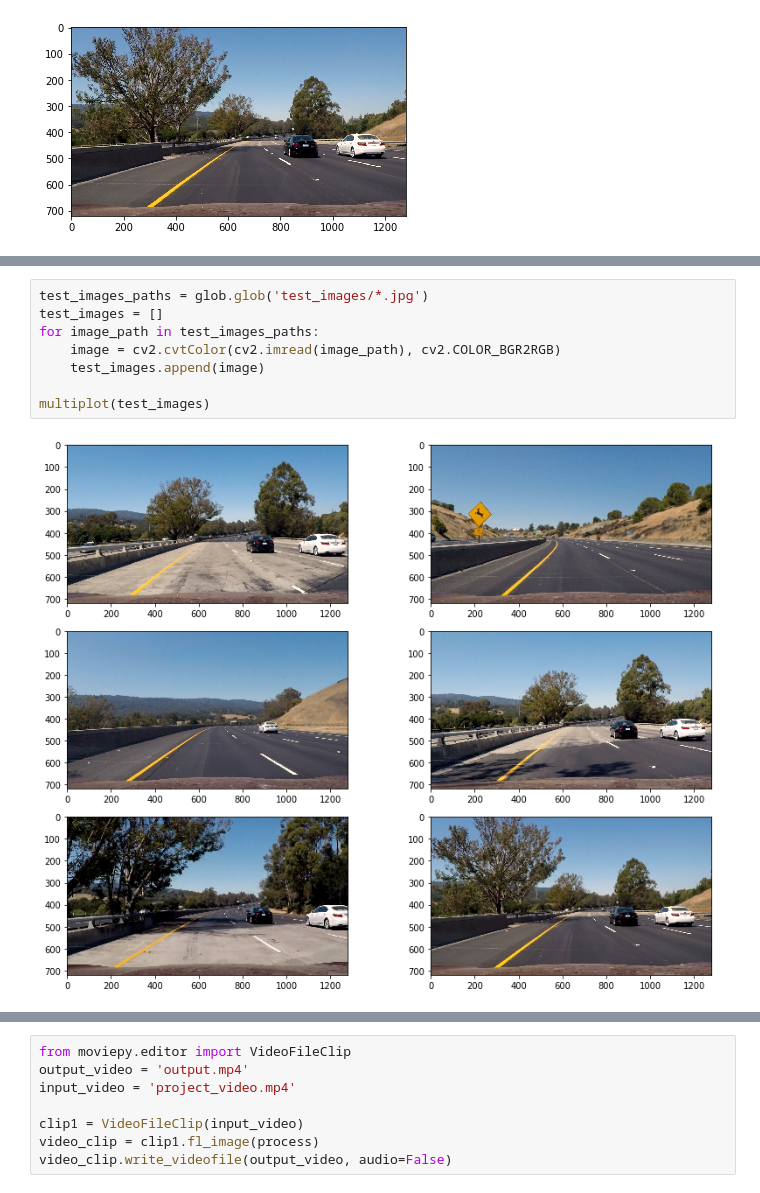
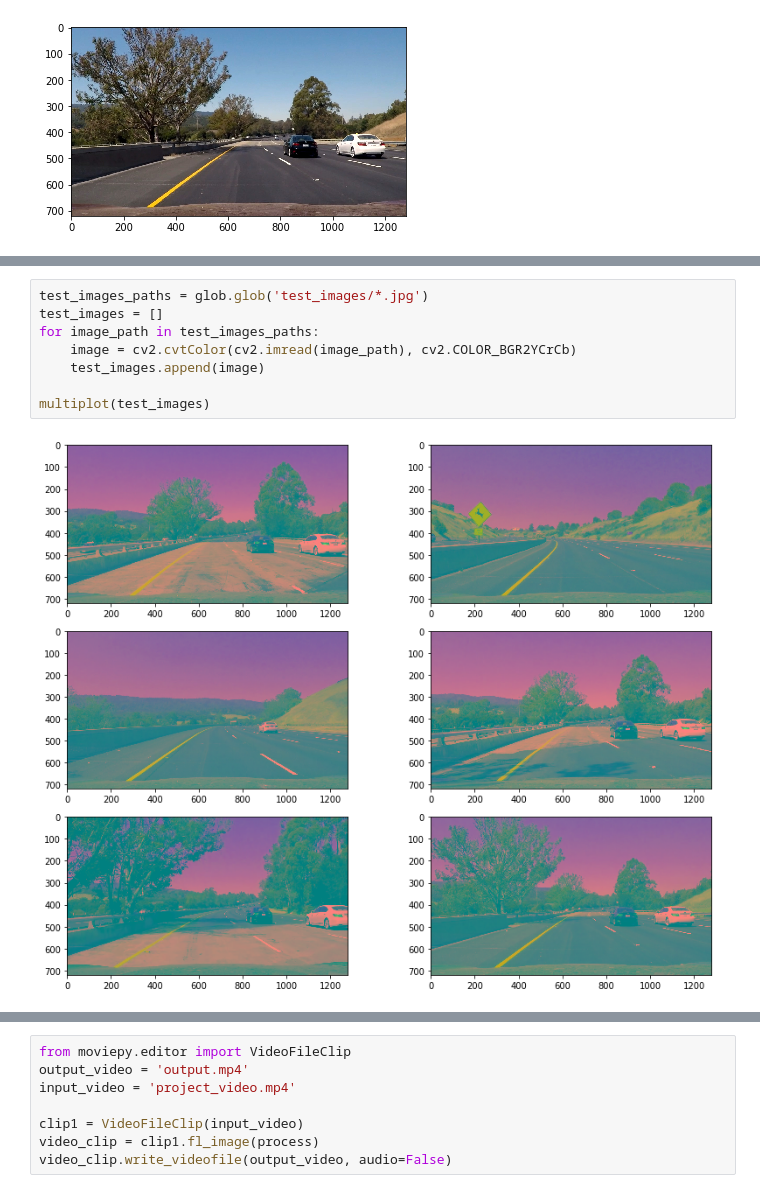
Before and after one commit to andylikescodes/CarND-Vehicle-Detection, a Jupyter notebook: Vehicle_Detection.ipynb, the cells around one changed output, grey strips where cells are left out. Saved outputs shown, nothing was run; the diff lists cells and outputs as text.

```diff
--- a/Vehicle_Detection.ipynb
+++ b/Vehicle_Detection.ipynb
@@ -406,13 +403,13 @@ def process(img):
 # %%
 test_images_paths = glob.glob('test_images/*.jpg')
 test_images = []
 for image_path in test_images_paths:
-    image = cv2.cvtColor(cv2.imread(image_path), cv2.COLOR_BGR2RGB)
+    image = cv2.cvtColor(cv2.imread(image_path), cv2.COLOR_BGR2YCrCb)
     test_images.append(image)
 
 multiplot(test_images)
 # %% [output]
-[figure, old version]
+[figure, new version]
 # %%
 output_images = []
 
```
Also changed, not shown: parts of 5 cells of this notebook.
